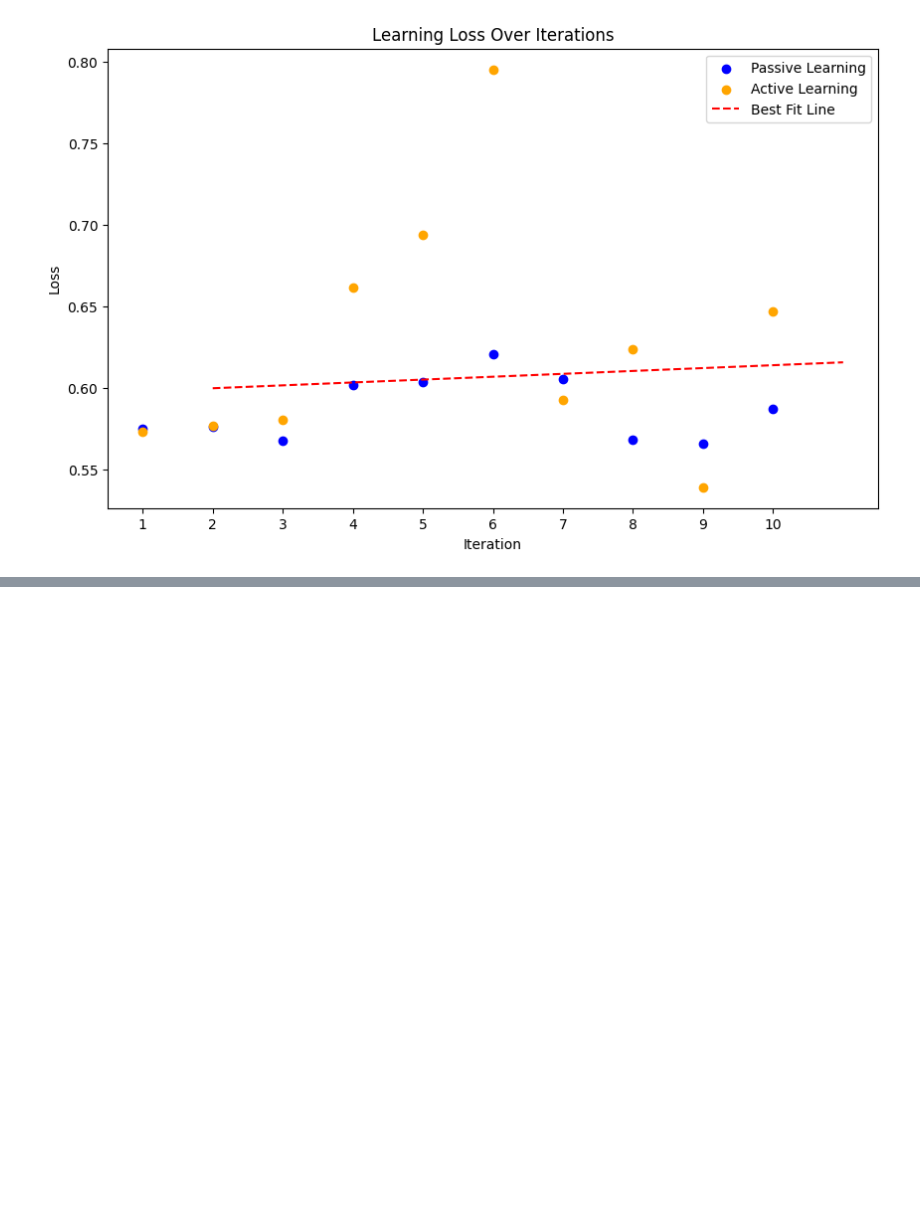
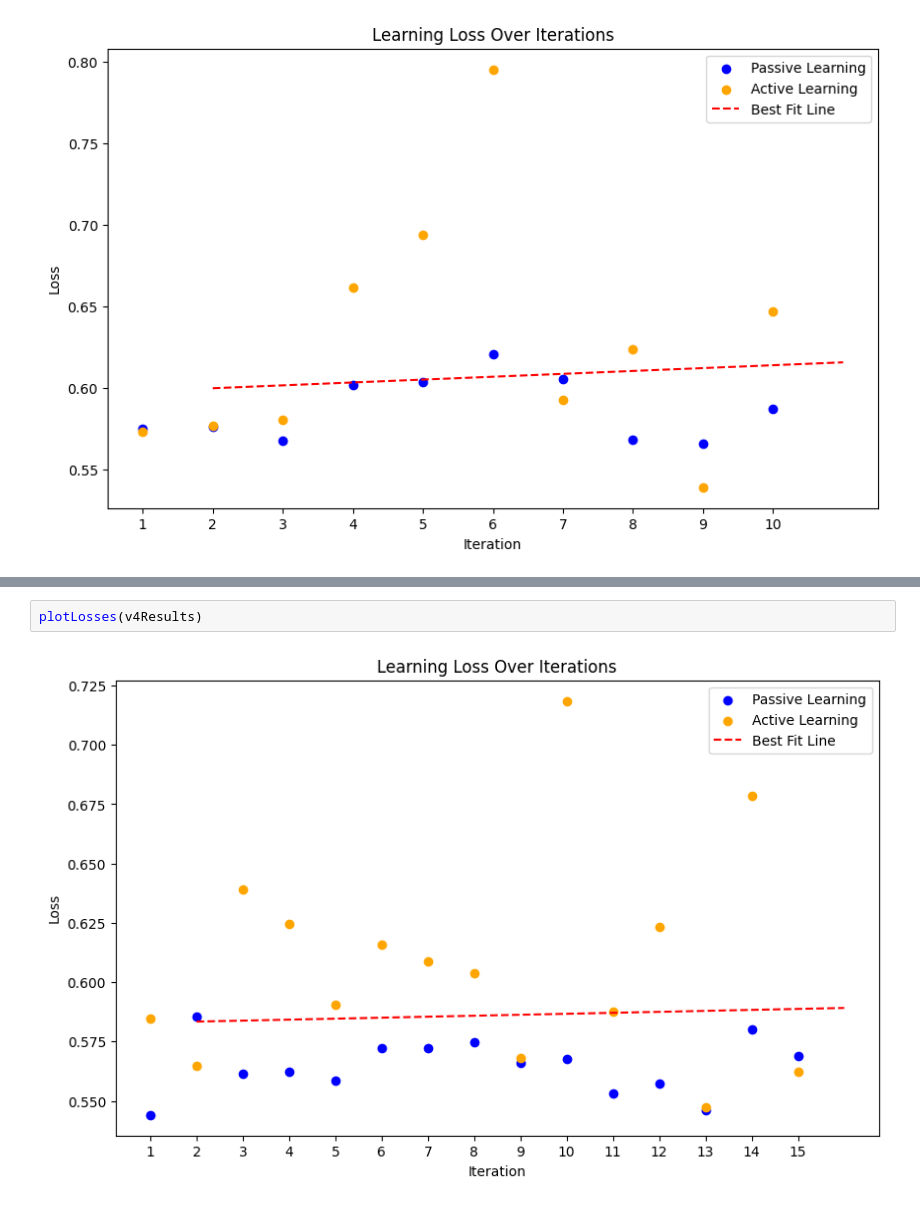
Before and after one commit to cmh02/HSSFLDON, a Jupyter notebook: results/HSSFLDON_DisplayResults.ipynb, the cells around one changed output, grey strips where cells are left out. Saved outputs shown, nothing was run; the diff lists cells and outputs as text; blank space fills up the shorter version.

```diff
--- a/results/HSSFLDON_DisplayResults.ipynb
+++ b/results/HSSFLDON_DisplayResults.ipynb
@@ -214,0 +245,4 @@ plotLosses(v3Results)
+# %%
+plotLosses(v4Results)
+# %% [output]
+[figure, added]
```
Also changed, not shown: parts of 3 cells of this notebook, 6 other files.
